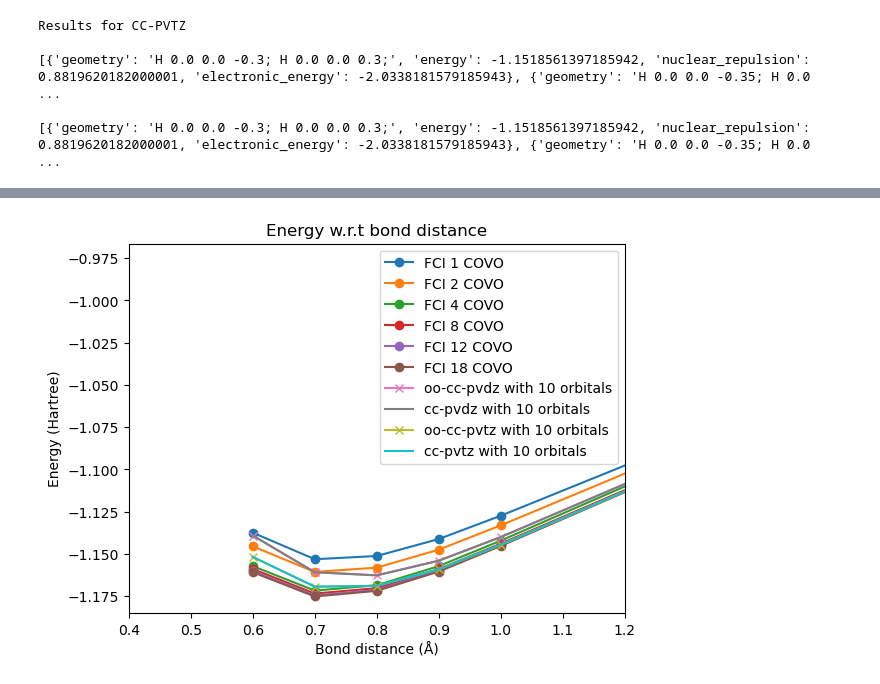
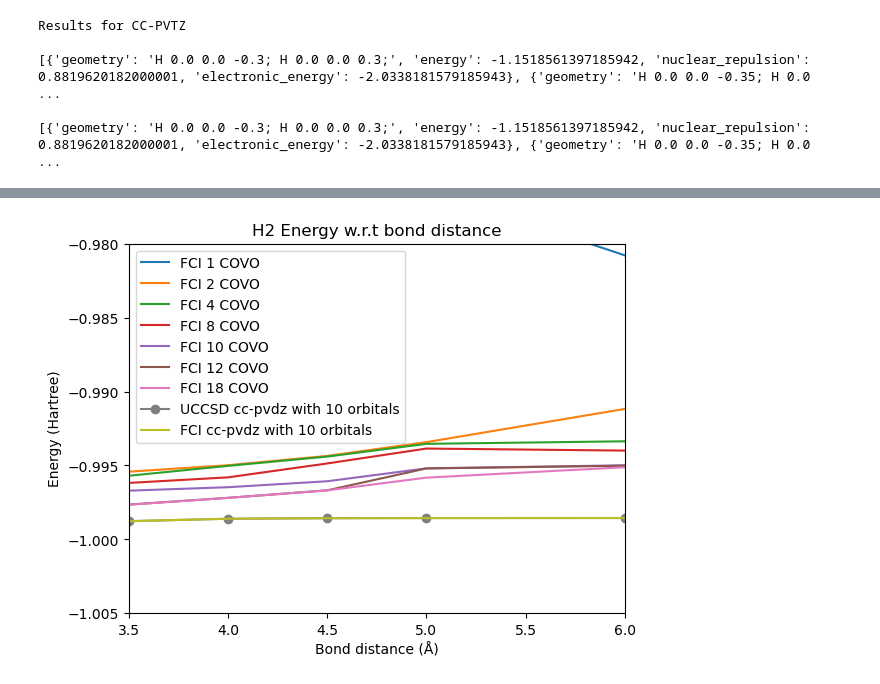
Before and after one commit to MQSdk/Qiskit-NWChem-Driver, a Jupyter notebook: notebooks/slow_nwchem_H2.ipynb, the cells around one changed output, grey strips where cells are left out. Cells and saved outputs as stored; diff of their text form; code cells hidden in the pictures.

```diff
--- a/notebooks/slow_nwchem_H2.ipynb
+++ b/notebooks/slow_nwchem_H2.ipynb
@@ -323,19 +328,18 @@ plt.show()
 # %%
-energies_true_pvdz_H2 = [result['energy'] for result in loaded_results_true_pvdz_H2]
-energies_false_pvdz_H2 = [result['energy'] for result in loaded_results_false_pvdz_H2]
-energies_true_pvtz_H2 = [result['energy'] for result in loaded_results_true_pvtz_H2]
-energies_false_pvtz_H2 = [result['energy'] for result in loaded_results_false_pvtz_H2]
+import matplotlib.pyplot as plt
 
-for covo in data_covos:
-    plt.plot(data_covos[covo][0], data_covos[covo][1], 'o-', label=f'PW FCI {covo} COVO')
-plt.plot(data_covos[covo][0],energies_true_pvdz_H2, 'x-', label='oo-cc-pvdz with 10 orbitals')
-plt.plot(data_covos[covo][0],energies_false_pvdz_H2, label='cc-pvdz with 10 orbitals')
-plt.plot(data_covos[covo][0],energies_true_pvtz_H2, 'x-', label='oo-cc-pvtz with 10 orbitals')
-plt.plot(data_covos[covo][0],energies_false_pvtz_H2, label='cc-pvtz with 10 orbitals')
-plt.legend(loc=4)
+energies_uccsd_pvdz_H2 = [result['energy uccsd'] for result in loaded_pvdz_H2]
+energies_fci_pvdz_H2 = [result['energy fci'] for result in loaded_pvdz_H2]
+
+for covo in energies_covo_H2:
+    plt.plot(energies_covo_H2[covo][0], energies_covo_H2[covo][1], 'x-', label=f'UCCSD {covo} COVO')
+    plt.plot(energies_covo_H2[covo][0], energies_covo_H2[covo][2], label=f'FCI {covo} COVO')
+plt.plot(energies_covo_H2[covo][0],energies_uccsd_pvdz_H2, label='UCCSD cc-pvdz with 10 orbitals')
+plt.plot(energies_covo_H2[covo][0],energies_fci_pvdz_H2, label='FCI cc-pvdz with 10 orbitals')
+plt.legend(loc=1)
 plt.xlabel('Bond distance (Å)')
 plt.ylabel('Energy (Hartree)')
-plt.title('Energy w.r.t bond distance')
+plt.title('H2 Energy w.r.t bond distance')
 #plt.ylim([-1.18,-0.8])
 plt.savefig('H2_COVO.png')
 plt.show()
@@ -344,17 +348,16 @@ NameError: name 'data_covos' is not defined
 # %%
-for covo in data_covos:
-    plt.plot(data_covos[covo][0], data_covos[covo][1], 'o-', label=f'FCI {covo} COVO')
-plt.plot(data_covos[covo][0],energies_true_pvdz_H2, 'x-', label='oo-cc-pvdz with 10 orbitals')
-plt.plot(data_covos[covo][0],energies_false_pvdz_H2, label='cc-pvdz with 10 orbitals')
-plt.plot(data_covos[covo][0],energies_true_pvtz_H2, 'x-',label='oo-cc-pvtz with 10 orbitals')
-plt.plot(data_covos[covo][0],energies_false_pvtz_H2, label='cc-pvtz with 10 orbitals')
-plt.legend(loc=1)
+for covo in energies_covo_H2:
+    #plt.plot(energies_covo_H2[covo][0], energies_covo_H2[covo][1], 'x-', label=f'UCCSD {covo} COVO')
+    plt.plot(energies_covo_H2[covo][0], energies_covo_H2[covo][2], label=f'FCI {covo} COVO')
+plt.plot(energies_covo_H2[covo][0],energies_uccsd_pvdz_H2, 'o-', label='UCCSD cc-pvdz with 10 orbitals')
+plt.plot(energies_covo_H2[covo][0],energies_fci_pvdz_H2,  label='FCI cc-pvdz with 10 orbitals')
+plt.legend(loc=2)
 plt.xlabel('Bond distance (Å)')
 plt.ylabel('Energy (Hartree)')
-plt.title('Energy w.r.t bond distance')
-#plt.ylim([-1.1,-0.978])
-plt.xlim([0.4,1.2])
-plt.savefig('H2_COVO_.png')
+plt.title('H2 Energy w.r.t bond distance')
+plt.ylim([-1.005,-0.98])
+plt.xlim([3.5,6.0])
+plt.savefig('H2_COVO__.png')
 plt.show()
 # %% [output]
-[figure, old version]
+[figure, new version]
```
Also changed, not shown: parts of 13 cells of this notebook, 16 other files.
